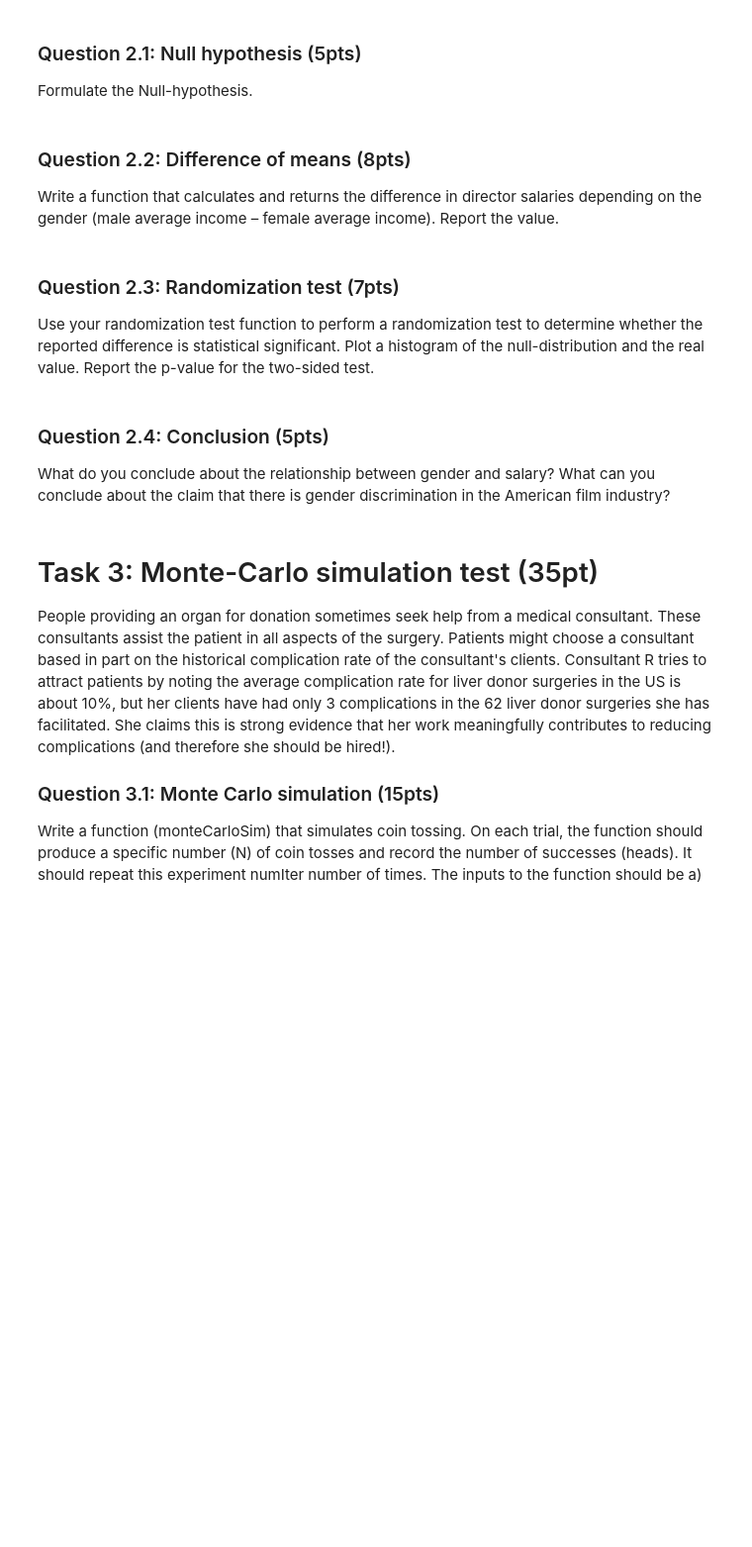
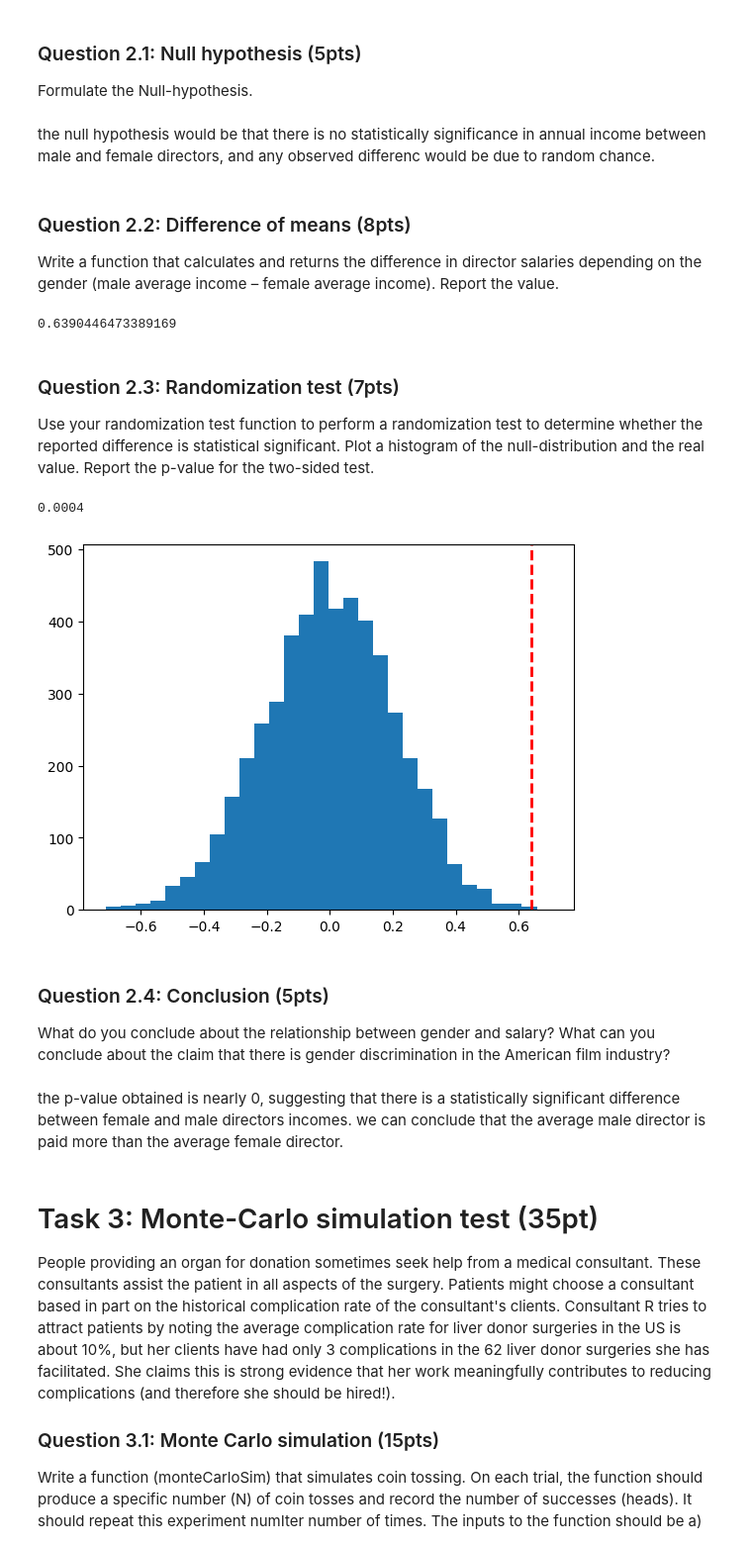
Before and after one commit to hunterchen7/ds2000, a Jupyter notebook: assignment5/Assignment05.ipynb, the cells around one changed output. Shown: that part at 99% size. Cells and saved outputs as stored; diff of their text form; code cells hidden in the pictures; blank space fills up the shorter version.

```diff
--- a/assignment5/Assignment05.ipynb
+++ b/assignment5/Assignment05.ipynb
@@ -60,15 +135,33 @@ In this task we will test the hypothesis that male and female directors differ i
 # %% [markdown]
 ### Question 2.1: Null hypothesis (5pts)
 Formulate the Null-hypothesis.
+# %% [markdown]
+the null hypothesis would be that there is no statistically significance in annual income between male and female directors, and any observed differenc would be due to random chance.
 # %% [markdown]
 ### Question 2.2: Difference of means (8pts)
 Write a function that calculates and returns the difference in director salaries depending on the gender (male average income – female average income). Report the value.
+# %%
+def calculate_income_difference(df):
+    male_avg_income = df[df['dirGender'] == 'male']['dirIncome'].mean()
+    female_avg_income = df[df['dirGender'] == 'female']['dirIncome'].mean()
+    return male_avg_income - female_avg_income
+
+calculate_income_difference(D)
+# %% [output]
+0.6390446473389169
 # %% [markdown]
 ### Question 2.3:  Randomization test (7pts)
 Use your randomization test function to perform a randomization test to determine whether the reported difference is statistical significant. Plot a histogram of the null-distribution and the real value. Report the p-value for the two-sided test.
+# %%
+randomization_test(D, calculate_income_difference, 'dirGender', numIter=5000)
+# %% [output]
+0.0004
+[figure, added]
 # %% [markdown]
 ### Question 2.4: Conclusion (5pts)
 What do you conclude about the relationship between gender and salary? What can you conclude about the claim that there is gender discrimination in the American film industry?
+# %% [markdown]
+the p-value obtained is nearly 0, suggesting that there is a statistically significant difference between female and male directors incomes. we can conclude that the average male director is paid more than the average female director.
 # %% [markdown]
 # Task 3: Monte-Carlo simulation test (35pt)
 People providing an organ for donation sometimes seek help from a medical consultant. These consultants assist the patient in all aspects of the surgery. Patients might choose a consultant based in part on the historical complication rate of the consultant's clients. Consultant R tries to attract patients by noting the average complication rate for liver donor surgeries in the US is about 10%, but her clients have had only 3 complications in the 62 liver donor surgeries she has facilitated. She claims this is strong evidence that her work meaningfully contributes to reducing complications (and therefore she should be hired!).
```
Also changed, not shown: parts of 5 cells of this notebook.
